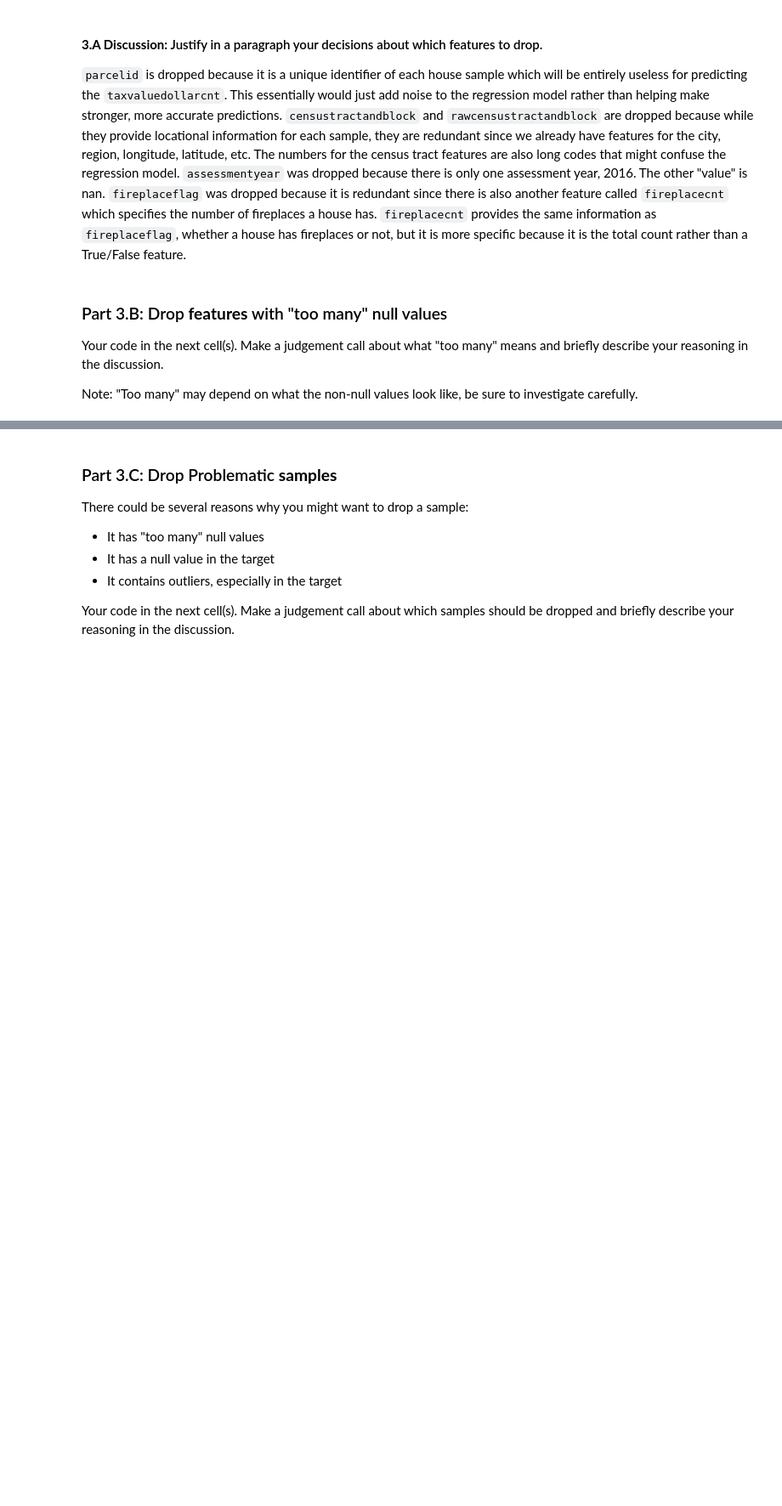
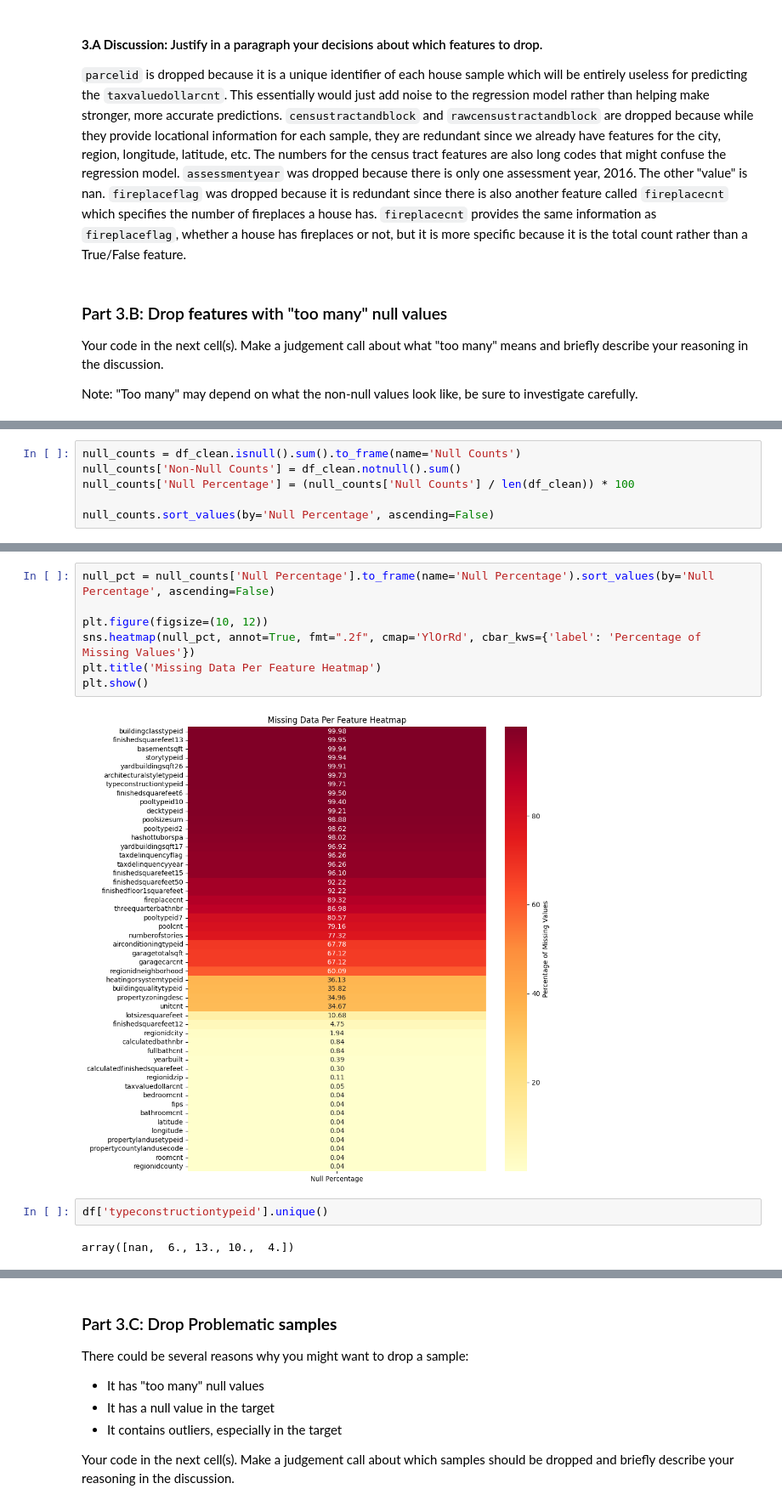
Before and after one commit to luke-wamboldt/Mod-3-Milestones-Group-78, a Jupyter notebook: Milestone_01.ipynb, the cells around one changed output, grey strips where cells are left out. Shown at 85% size. Saved outputs shown, nothing was run; the diff lists cells and outputs as text; blank space fills up the shorter version.

```diff
--- a/Milestone_01.ipynb
+++ b/Milestone_01.ipynb
@@ -571,0 +570,6 @@ Note: "Too many" may depend on what the non-null values look like, be sure to in
+# %%
+null_counts = df_clean.isnull().sum().to_frame(name='Null Counts')
+null_counts['Non-Null Counts'] = df_clean.notnull().sum()
+null_counts['Null Percentage'] = (null_counts['Null Counts'] / len(df_clean)) * 100
+
+null_counts.sort_values(by='Null Percentage', ascending=False)
@@ -571,0 +594,13 @@ Note: "Too many" may depend on what the non-null values look like, be sure to in
+# %%
+null_pct = null_counts['Null Percentage'].to_frame(name='Null Percentage').sort_values(by='Null Percentage', ascending=False)
+
+plt.figure(figsize=(10, 12))
+sns.heatmap(null_pct, annot=True, fmt=".2f", cmap='YlOrRd', cbar_kws={'label': 'Percentage of Missing Values'})
+plt.title('Missing Data Per Feature Heatmap')
+plt.show()
+# %% [output]
+[figure, added]
+# %%
+df['typeconstructiontypeid'].unique()
+# %% [output]
+array([nan,  6., 13., 10.,  4.])
```
Also changed, not shown: parts of 5 cells of this notebook.
